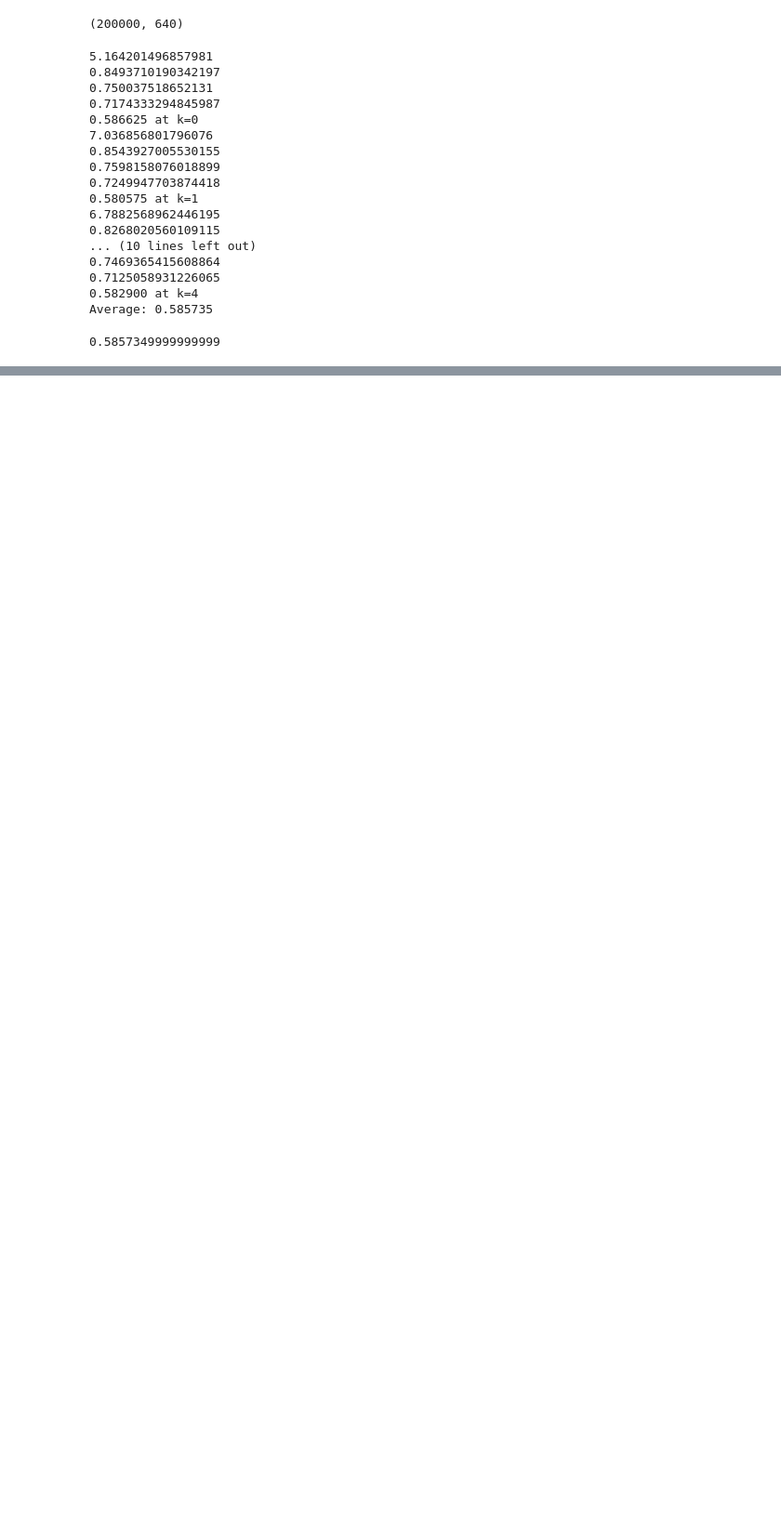
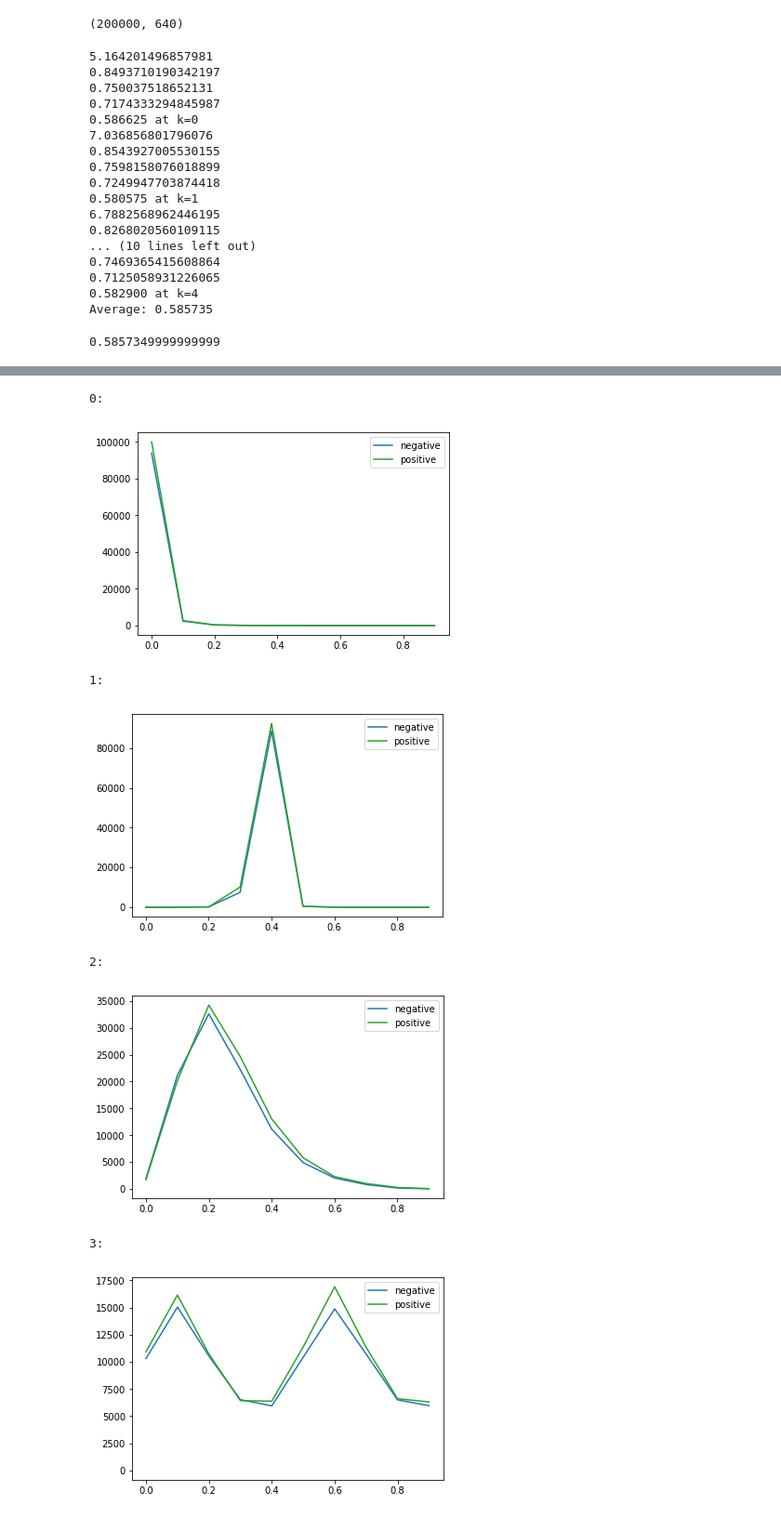
Before and after one commit to miguch/junior-spring, a Jupyter notebook: mining/kaggle/assignment1/Project 1(New).ipynb, the cells around one changed output, grey strips where cells are left out. Shown at 93% size. Saved outputs shown, nothing was run; the diff lists cells and outputs as text; code cells hidden in the pictures; blank space fills up the shorter version.

```diff
--- a/mining/kaggle/assignment1/Project 1(New).ipynb
+++ b/mining/kaggle/assignment1/Project 1(New).ipynb
@@ -265,0 +546,13 @@ pd.DataFrame([[i+1, int(res[i])] for i in range(len(res))]).to_csv('forest.csv',
+# %%
+for i in range(features):
+    print('%d:'%i)
+    makeBar(minmax_x[:, i], train_target)
+# %% [output]
+0:
+[figure, added]
+1:
+[figure, added]
+2:
+[figure, added]
+3:
+[figure, added]
```
Also changed, not shown: parts of 48 cells of this notebook, 15 other files.
